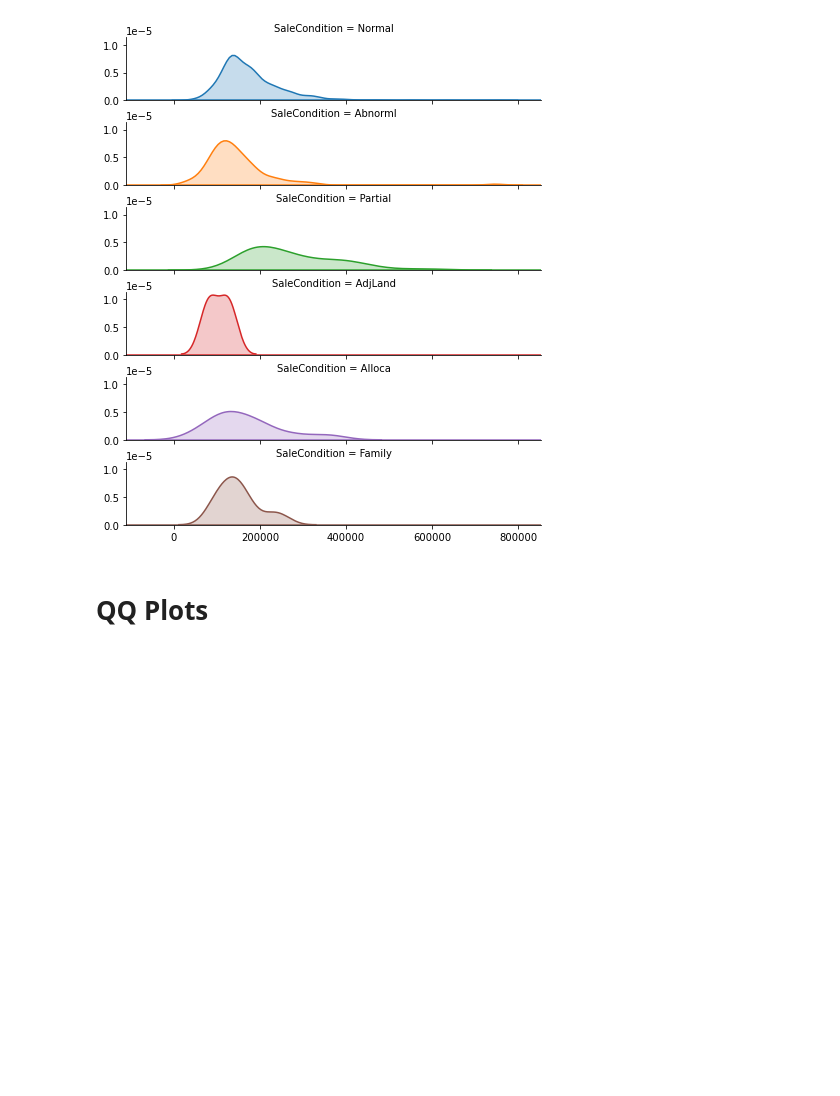
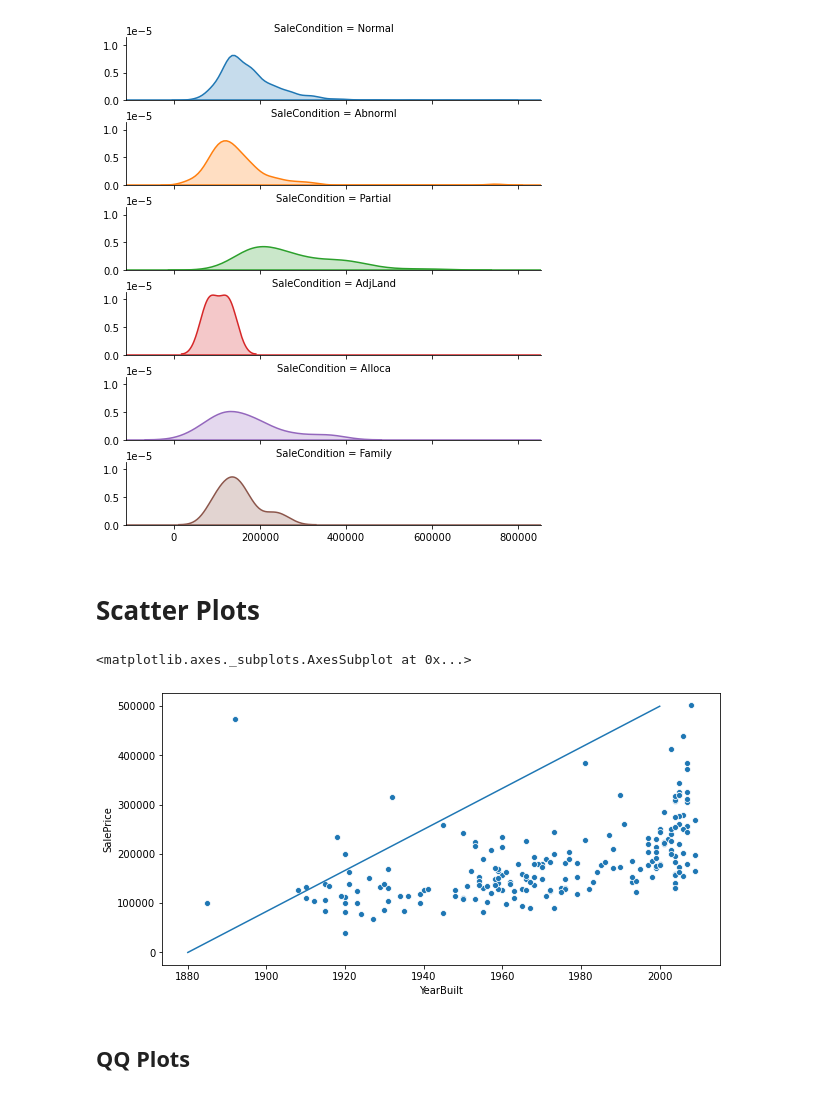
Before and after one commit to RTG8055/DataScience, a Jupyter notebook: StartSteps/Python Notebooks/DS_Toolkit.ipynb, the cells around one changed output. Cells and saved outputs as stored; diff of their text form; code cells hidden in the pictures; blank space fills up the shorter version.

```diff
--- a/StartSteps/Python Notebooks/DS_Toolkit.ipynb
+++ b/StartSteps/Python Notebooks/DS_Toolkit.ipynb
@@ -204,5 +282,14 @@ ridge_plot.map(plt.axhline)
 ridge_plot.fig.subplots_adjust(hspace=0.35)
 # %% [output]
 [figure]
+# %% [markdown]
+# Scatter Plots
+# %%
+plt.figure(figsize=(10,5))
+sns.scatterplot(data=df.iloc[:200,:], x='YearBuilt', y='SalePrice')
+sns.lineplot([1880,2000], [0,500000])
+# %% [output]
+<matplotlib.axes._subplots.AxesSubplot at 0x...>
+[figure, added]
 # %% [markdown]
-# QQ Plots
+## QQ Plots
```
Also changed, not shown: parts of 22 cells of this notebook, 13 other files.
